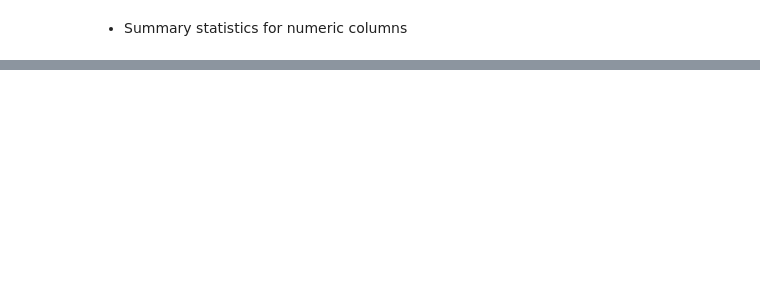
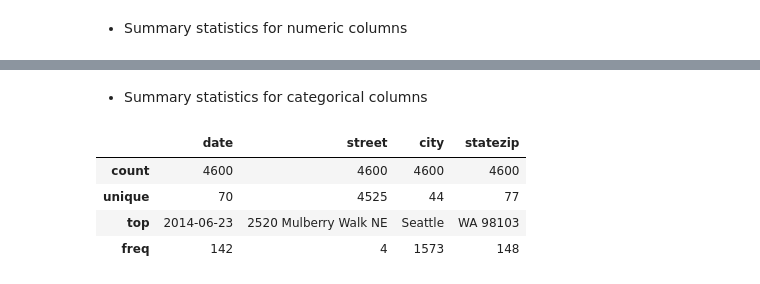
Before and after one commit to geershatisaxena/House-Price-Predictor, a Jupyter notebook: house prediction.ipynb, the cells around one changed output, grey strips where cells are left out. Drawn from its saved outputs; the diff is of its cells as text; code cells hidden in the pictures; blank space fills up the shorter version.

```diff
--- a/house prediction.ipynb
+++ b/house prediction.ipynb
@@ -91,3 +91,13 @@ df.describe()
 | 50% | 4.609435e+05 | 3.000000 | 2.250000 | 1980.000000 | 7.683000e+03 | 1.500000 | 0.000000 | 0.000000 | 3.000000 | ... |
 | 75% | 6.549625e+05 | 4.000000 | 2.500000 | 2620.000000 | 1.100125e+04 | 2.000000 | 0.000000 | 0.000000 | 4.000000 | ... |
 | max | 2.659000e+07 | 9.000000 | 8.000000 | 13540.000000 | 1.074218e+06 | 3.500000 | 1.000000 | 4.000000 | 5.000000 | ... |
+# %% [markdown]
+- Summary statistics for categorical columns
+# %%
+df.describe(include="object")
+# %% [output]
+|  | date | street | city | statezip |
+| count | 4600 | 4600 | 4600 | 4600 |
+| unique | 70 | 4525 | 44 | 77 |
+| top | 2014-06-23 | 2520 Mulberry Walk NE | Seattle | WA 98103 |
+| freq | 142 | 4 | 1573 | 148 |
```
